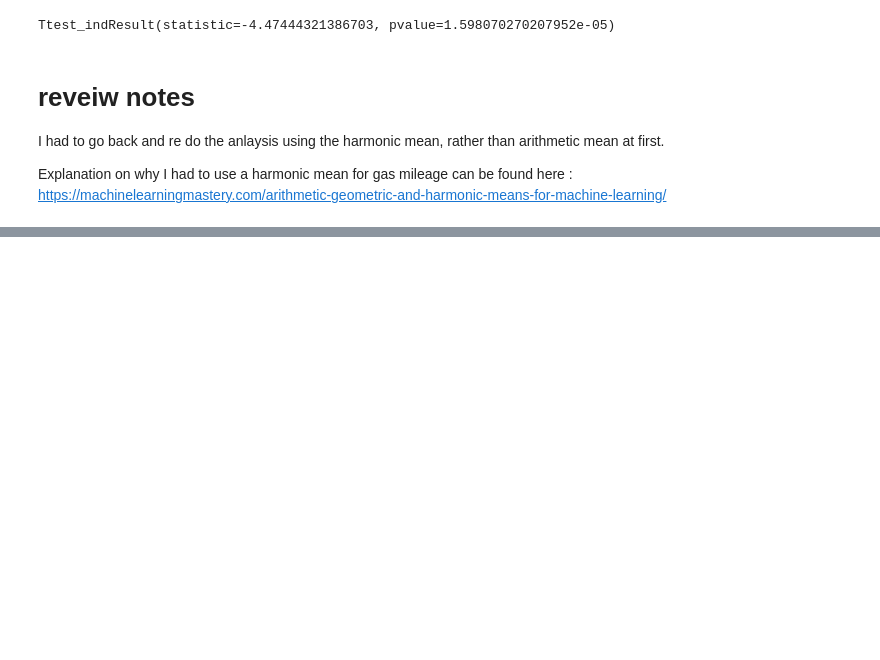
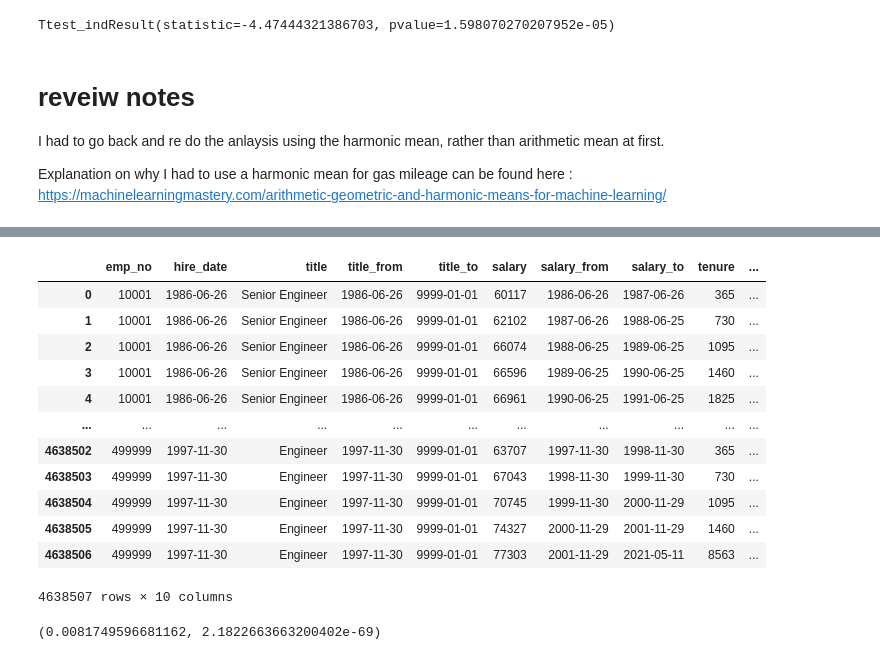
Before and after one commit to parkervoit/statistics-exercises, a Jupyter notebook: hypothesis_testing.ipynb, the cells around one changed output, grey strips where cells are left out. Drawn from its saved outputs; the diff is of its cells as text; code cells hidden in the pictures; blank space fills up the shorter version.

```diff
--- a/hypothesis_testing.ipynb
+++ b/hypothesis_testing.ipynb
@@ -155,0 +303,4 @@ Explanation on why I had to use a harmonic mean for gas mileage can be found her
+# %%
+emp_df['tenure'] = pd.to_datetime(emp_df['salary_to'])-pd.to_datetime(emp_df['hire_date'])
+# %%
+emp_df['tenure'] = emp_df['tenure'].dt.days.astype('int')
@@ -155,0 +311,24 @@ Explanation on why I had to use a harmonic mean for gas mileage can be found her
+# %%
+countref = emp_df.groupby('emp_no').count()[['title']].rename(columns = {'title': 'titlecount'})
+# %%
+merged_df = pd.merge(emp_df, countref, how= 'left', on = 'emp_no')
+# %%
+merged_df
+# %% [output]
+|  | emp_no | hire_date | title | title_from | title_to | salary | salary_from | salary_to | tenure | ... |
+| 0 | 10001 | 1986-06-26 | Senior Engineer | 1986-06-26 | 9999-01-01 | 60117 | 1986-06-26 | 1987-06-26 | 365 | ... |
+| 1 | 10001 | 1986-06-26 | Senior Engineer | 1986-06-26 | 9999-01-01 | 62102 | 1987-06-26 | 1988-06-25 | 730 | ... |
+| 2 | 10001 | 1986-06-26 | Senior Engineer | 1986-06-26 | 9999-01-01 | 66074 | 1988-06-25 | 1989-06-25 | 1095 | ... |
+| 3 | 10001 | 1986-06-26 | Senior Engineer | 1986-06-26 | 9999-01-01 | 66596 | 1989-06-25 | 1990-06-25 | 1460 | ... |
+| 4 | 10001 | 1986-06-26 | Senior Engineer | 1986-06-26 | 9999-01-01 | 66961 | 1990-06-25 | 1991-06-25 | 1825 | ... |
+| ... | ... | ... | ... | ... | ... | ... | ... | ... | ... | ... |
+| 4638502 | 499999 | 1997-11-30 | Engineer | 1997-11-30 | 9999-01-01 | 63707 | 1997-11-30 | 1998-11-30 | 365 | ... |
+| 4638503 | 499999 | 1997-11-30 | Engineer | 1997-11-30 | 9999-01-01 | 67043 | 1998-11-30 | 1999-11-30 | 730 | ... |
+| 4638504 | 499999 | 1997-11-30 | Engineer | 1997-11-30 | 9999-01-01 | 70745 | 1999-11-30 | 2000-11-29 | 1095 | ... |
+| 4638505 | 499999 | 1997-11-30 | Engineer | 1997-11-30 | 9999-01-01 | 74327 | 2000-11-29 | 2001-11-29 | 1460 | ... |
+| 4638506 | 499999 | 1997-11-30 | Engineer | 1997-11-30 | 9999-01-01 | 77303 | 2001-11-29 | 2021-05-11 | 8563 | ... |
+4638507 rows × 10 columns
+# %%
+stats.pearsonr(merged_df['tenure'], merged_df['titlecount'])
+# %% [output]
+(0.0081749596681162, 2.1822663663200402e-69)
```
Also changed, not shown: parts of 43 cells of this notebook.
